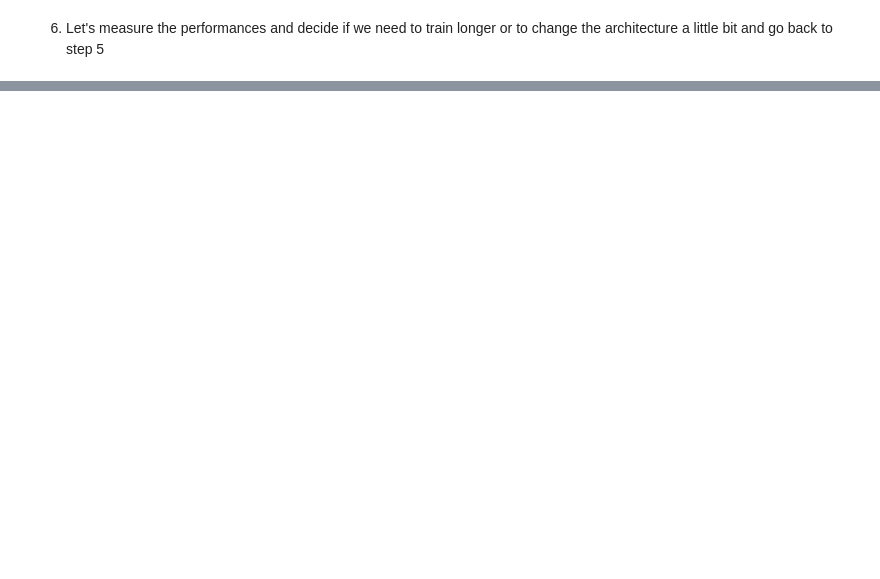
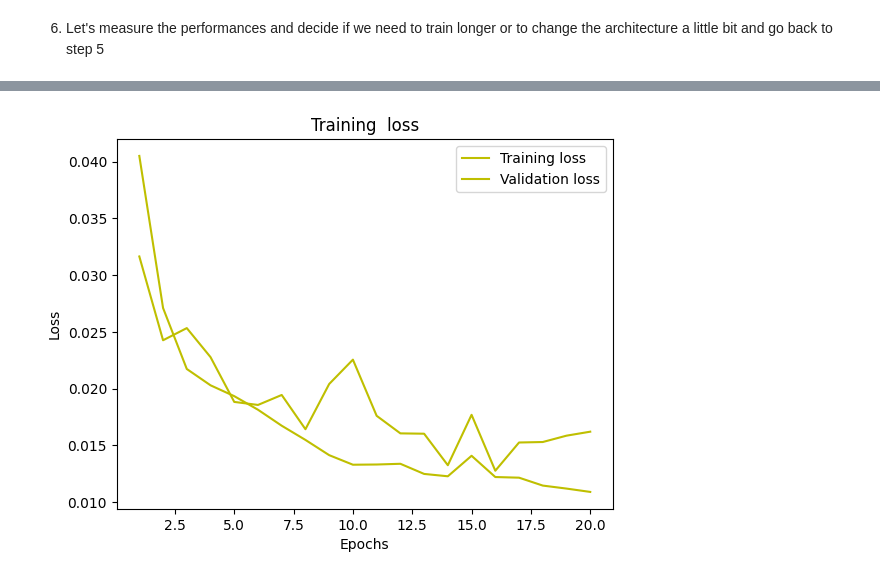
Before and after one commit to SimBoex/RemoteSensing, a Jupyter notebook: COLAB_SemanticSegmentation.ipynb, the cells around one changed output, grey strips where cells are left out. Cells and saved outputs as stored; diff of their text form; code cells hidden in the pictures; blank space fills up the shorter version.

```diff
--- a/COLAB_SemanticSegmentation.ipynb
+++ b/COLAB_SemanticSegmentation.ipynb
@@ -362,2 +343,9 @@ wandb: Adding directory to artifact (/content/wandb/run-20240625_094038-jp1rlsaw
 # %% [markdown]
 6. Let's measure the performances and decide if we need to train longer or to change the architecture a little bit and go back to step 5
+# %%
+from SemanticSegmentation_scripts.Multi_unet_model import multi_unet_model, jacard_coef
+
+lr = 0.00125
+optimizer = tf.keras.optimizers.Adam(learning_rate=lr)
+model = define_model(optimizer=optimizer)
+history_final = model.fit(X_train, y_train,validation_data = (X_val, y_val), epochs=20, batch_size=32, verbose=1)
@@ -363,0 +370,16 @@ wandb: Adding directory to artifact (/content/wandb/run-20240625_094038-jp1rlsaw
+# %%
+history = history_final
+loss = history.history['loss']
+val_loss = history.history['val_loss']
+
+epochs = range(1, len(loss) + 1)
+plt.plot(epochs, loss, 'y', label='Training loss')
+plt.plot(epochs, val_loss, 'y', label='Validation loss')
+
+plt.title('Training  loss')
+plt.xlabel('Epochs')
+plt.ylabel('Loss')
+plt.legend()
+plt.show()
+# %% [output]
+[figure, added]
```
Also changed, not shown: parts of 6 cells of this notebook.
